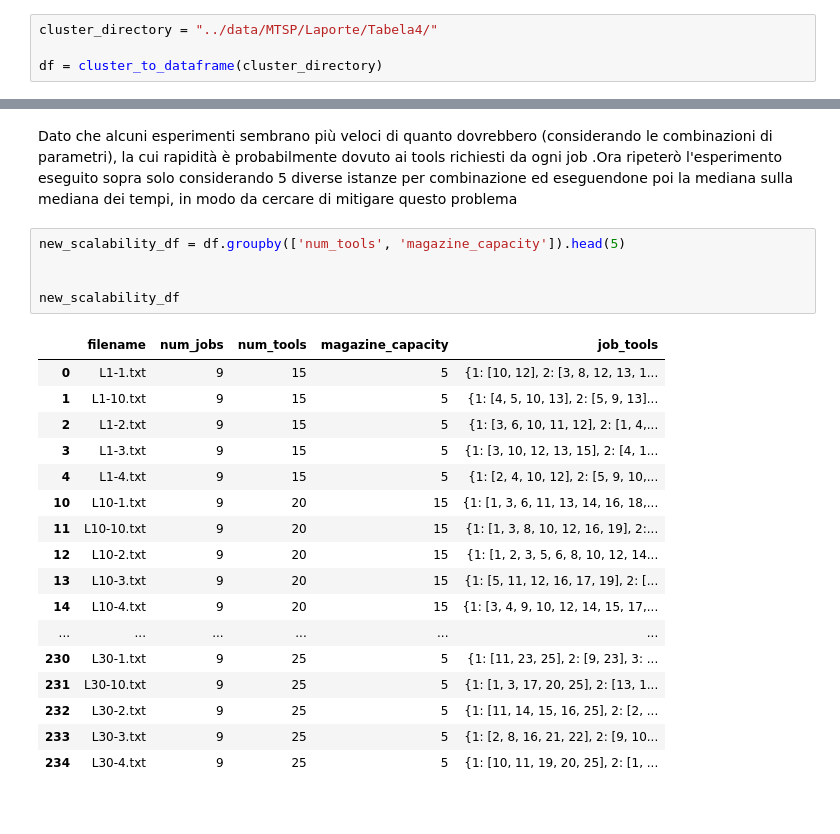
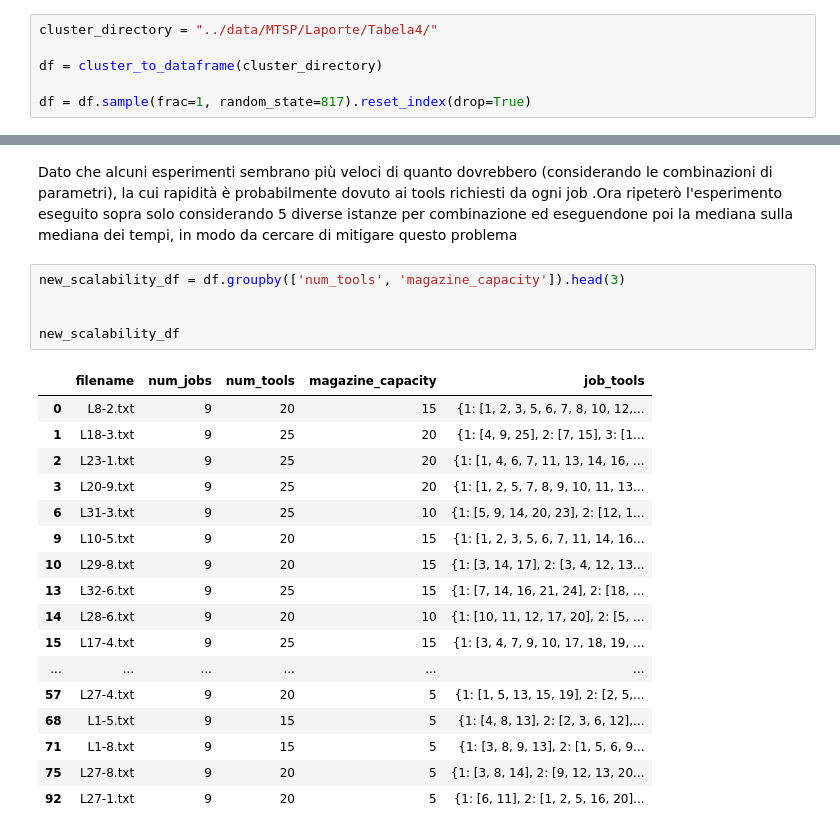
Before and after one commit to simonedivo/job-sequencing-and-tool-switching-problem, a Jupyter notebook: src/scalability.ipynb, the cells around one changed output, grey strips where cells are left out. Drawn from its saved outputs; the diff is of its cells as text.

```diff
--- a/src/scalability.ipynb
+++ b/src/scalability.ipynb
@@ -8,6 +8,8 @@ from models.SSPMF import SSPMFModel
 cluster_directory = "../data/MTSP/Laporte/Tabela4/"
 
 df = cluster_to_dataframe(cluster_directory)
+
+df = df.sample(frac=1, random_state=817).reset_index(drop=True)
 # %%
 print(df['num_tools'].unique())
 print(df['magazine_capacity'].unique())
@@ -113,27 +135,27 @@ Elapsed time:  0.196568
 # %% [markdown]
 Dato che alcuni esperimenti sembrano più veloci di quanto dovrebbero (considerando le combinazioni di parametri), la cui rapidità è probabilmente dovuto ai tools richiesti da ogni job .Ora ripeterò l'esperimento eseguito sopra solo considerando 5 diverse istanze per combinazione ed eseguendone poi la mediana sulla mediana dei tempi, in modo da cercare di mitigare questo problema
 # %%
-new_scalability_df = df.groupby(['num_tools', 'magazine_capacity']).head(5)
+new_scalability_df = df.groupby(['num_tools', 'magazine_capacity']).head(3)
 
 
 new_scalability_df
 # %% [output]
 |  | filename | num_jobs | num_tools | magazine_capacity | job_tools |
-| 0 | L1-1.txt | 9 | 15 | 5 | {1: [10, 12], 2: [3, 8, 12, 13, 1... |
-| 1 | L1-10.txt | 9 | 15 | 5 | {1: [4, 5, 10, 13], 2: [5, 9, 13]... |
-| 2 | L1-2.txt | 9 | 15 | 5 | {1: [3, 6, 10, 11, 12], 2: [1, 4,... |
-| 3 | L1-3.txt | 9 | 15 | 5 | {1: [3, 10, 12, 13, 15], 2: [4, 1... |
-| 4 | L1-4.txt | 9 | 15 | 5 | {1: [2, 4, 10, 12], 2: [5, 9, 10,... |
-| 10 | L10-1.txt | 9 | 20 | 15 | {1: [1, 3, 6, 11, 13, 14, 16, 18,... |
-| 11 | L10-10.txt | 9 | 20 | 15 | {1: [1, 3, 8, 10, 12, 16, 19], 2:... |
-| 12 | L10-2.txt | 9 | 20 | 15 | {1: [1, 2, 3, 5, 6, 8, 10, 12, 14... |
-| 13 | L10-3.txt | 9 | 20 | 15 | {1: [5, 11, 12, 16, 17, 19], 2: [... |
-| 14 | L10-4.txt | 9 | 20 | 15 | {1: [3, 4, 9, 10, 12, 14, 15, 17,... |
+| 0 | L8-2.txt | 9 | 20 | 15 | {1: [1, 2, 3, 5, 6, 7, 8, 10, 12,... |
+| 1 | L18-3.txt | 9 | 25 | 20 | {1: [4, 9, 25], 2: [7, 15], 3: [1... |
+| 2 | L23-1.txt | 9 | 25 | 20 | {1: [1, 4, 6, 7, 11, 13, 14, 16, ... |
+| 3 | L20-9.txt | 9 | 25 | 20 | {1: [1, 2, 5, 7, 8, 9, 10, 11, 13... |
+| 6 | L31-3.txt | 9 | 25 | 10 | {1: [5, 9, 14, 20, 23], 2: [12, 1... |
+| 9 | L10-5.txt | 9 | 20 | 15 | {1: [1, 2, 3, 5, 6, 7, 11, 14, 16... |
+| 10 | L29-8.txt | 9 | 20 | 15 | {1: [3, 14, 17], 2: [3, 4, 12, 13... |
+| 13 | L32-6.txt | 9 | 25 | 15 | {1: [7, 14, 16, 21, 24], 2: [18, ... |
+| 14 | L28-6.txt | 9 | 20 | 10 | {1: [10, 11, 12, 17, 20], 2: [5, ... |
+| 15 | L17-4.txt | 9 | 25 | 15 | {1: [3, 4, 7, 9, 10, 17, 18, 19, ... |
 | ... | ... | ... | ... | ... | ... |
-| 230 | L30-1.txt | 9 | 25 | 5 | {1: [11, 23, 25], 2: [9, 23], 3: ... |
-| 231 | L30-10.txt | 9 | 25 | 5 | {1: [1, 3, 17, 20, 25], 2: [13, 1... |
-| 232 | L30-2.txt | 9 | 25 | 5 | {1: [11, 14, 15, 16, 25], 2: [2, ... |
-| 233 | L30-3.txt | 9 | 25 | 5 | {1: [2, 8, 16, 21, 22], 2: [9, 10... |
-| 234 | L30-4.txt | 9 | 25 | 5 | {1: [10, 11, 19, 20, 25], 2: [1, ... |
+| 57 | L27-4.txt | 9 | 20 | 5 | {1: [1, 5, 13, 15, 19], 2: [2, 5,... |
+| 68 | L1-5.txt | 9 | 15 | 5 | {1: [4, 8, 13], 2: [2, 3, 6, 12],... |
+| 71 | L1-8.txt | 9 | 15 | 5 | {1: [3, 8, 9, 13], 2: [1, 5, 6, 9... |
+| 75 | L27-8.txt | 9 | 20 | 5 | {1: [3, 8, 14], 2: [9, 12, 13, 20... |
+| 92 | L27-1.txt | 9 | 20 | 5 | {1: [6, 11], 2: [1, 2, 5, 16, 20]... |
 # %%
 new_results_df = []
```
Also changed, not shown: parts of 6 cells of this notebook, 4 other files.
